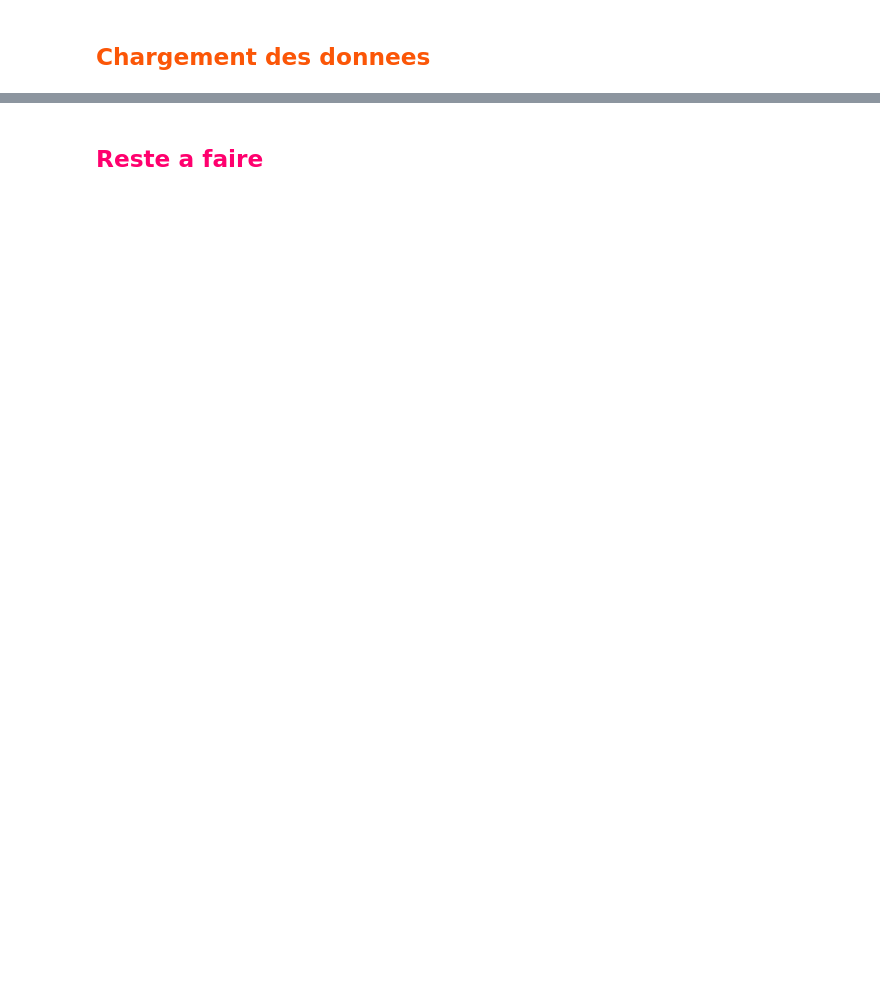
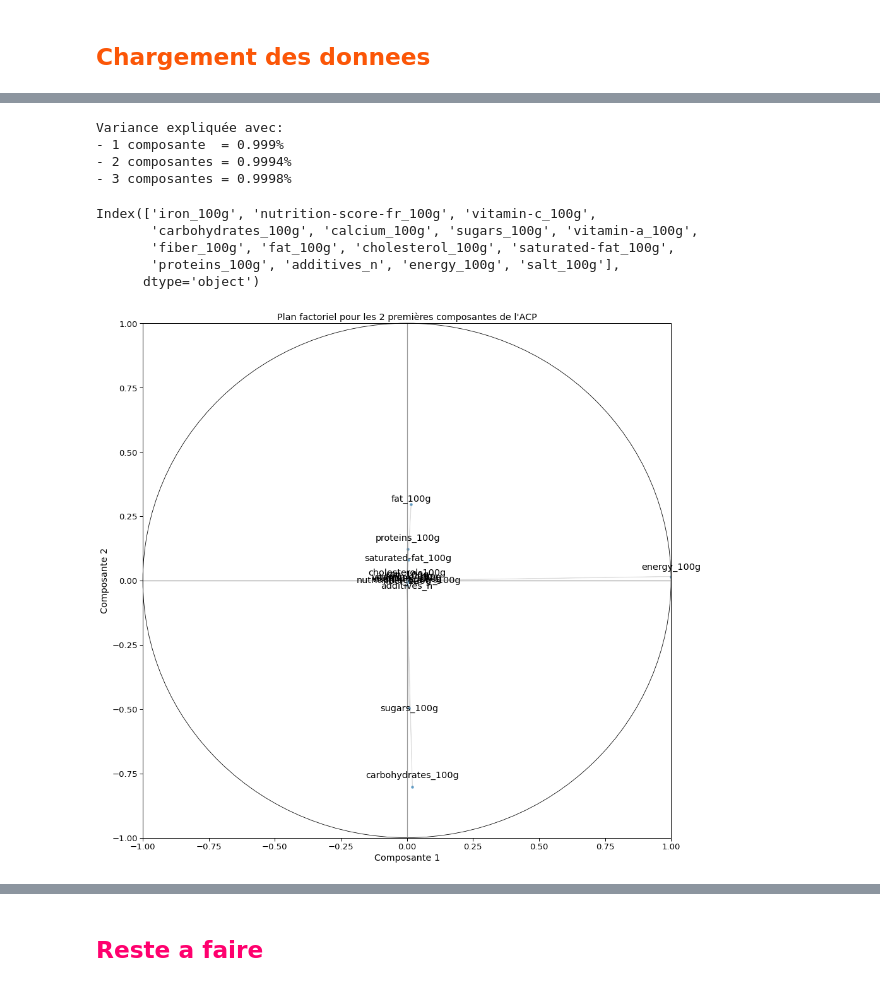
Before and after one commit to 8huit/analyse-de-donnees-nutritionnelles, a Jupyter notebook: p2_donnees_nutritionnelles_exploration.ipynb, the cells around one changed output, grey strips where cells are left out. Drawn from its saved outputs; the diff is of its cells as text; code cells hidden in the pictures; blank space fills up the shorter version.

```diff
--- a/p2_donnees_nutritionnelles_exploration.ipynb
+++ b/p2_donnees_nutritionnelles_exploration.ipynb
@@ -30,0 +79,61 @@ df.head()
+# %%
+# on verifie la variance expliquée en fonction du nombre de composante
+evr1=round(np.cumsum(pca.explained_variance_ratio_)[1],4)
+evr2=round(np.cumsum(pca.explained_variance_ratio_)[2],4)
+evr3=round(np.cumsum(pca.explained_variance_ratio_)[3],4)
+print(f"Variance expliquée avec:")
+print(f"- 1 composante  = {evr1}%")
+print(f"- 2 composantes = {evr2}%")
+print(f"- 3 composantes = {evr3}%")
+# %% [output]
+Variance expliquée avec:
+- 1 composante  = 0.999%
+- 2 composantes = 0.9994%
+- 3 composantes = 0.9998%
+# %%
+colonnes_pca = X.columns
+colonnes_pca
+# %% [output]
+Index(['iron_100g', 'nutrition-score-fr_100g', 'vitamin-c_100g',
+       'carbohydrates_100g', 'calcium_100g', 'sugars_100g', 'vitamin-a_100g',
+       'fiber_100g', 'fat_100g', 'cholesterol_100g', 'saturated-fat_100g',
+       'proteins_100g', 'additives_n', 'energy_100g', 'salt_100g'],
+      dtype='object')
+# %%
+import seaborn as sns
+from matplotlib.patches import Circle
+sns.set_context("paper", font_scale=1.5)
+plt.figure(figsize=(15,15))
+chaine = "Plan factoriel pour les 2 premières composantes de l'ACP"
+plt.title(chaine)
+plt.xlabel('Composante 1')
+plt.ylabel('Composante 2')
+ax = plt.gca()
+ax.add_patch(Circle([0,0], radius=1, color='black', fill=False, linestyle='-',
+                    clip_on=False))
+ax.set_xlim(-1,1)
+ax.set_ylim(-1,1)
+x_pca = pca.components_[0,:]
+y_pca = pca.components_[1,:]
+
+sns.scatterplot(x = x_pca,
+                y = y_pca,
+               alpha = 0.7)
+plt.plot([-1,1],[0,0], color='grey', alpha=0.8)
+plt.plot([0,0],[-1,1], color='grey', alpha=0.8)
+
+i = 0
+for x,y,colonne in zip(x_pca,y_pca, colonnes_pca):
+
+    plt.annotate(colonne,
+                 (x,y),
+                 textcoords="offset points",
+                 xytext=(0,5+np.random.randint(-10,10)),
+                 ha='center')
+    ax.arrow(0, 0, x, y, head_width=0, head_length=0, fc='grey', ec='grey',
+             alpha=0.2)
+
+
+sns.set_context("paper", font_scale=1)
+# %% [output]
+[figure, added]
```
Also changed, not shown: parts of 12 cells of this notebook, 2 other files.
